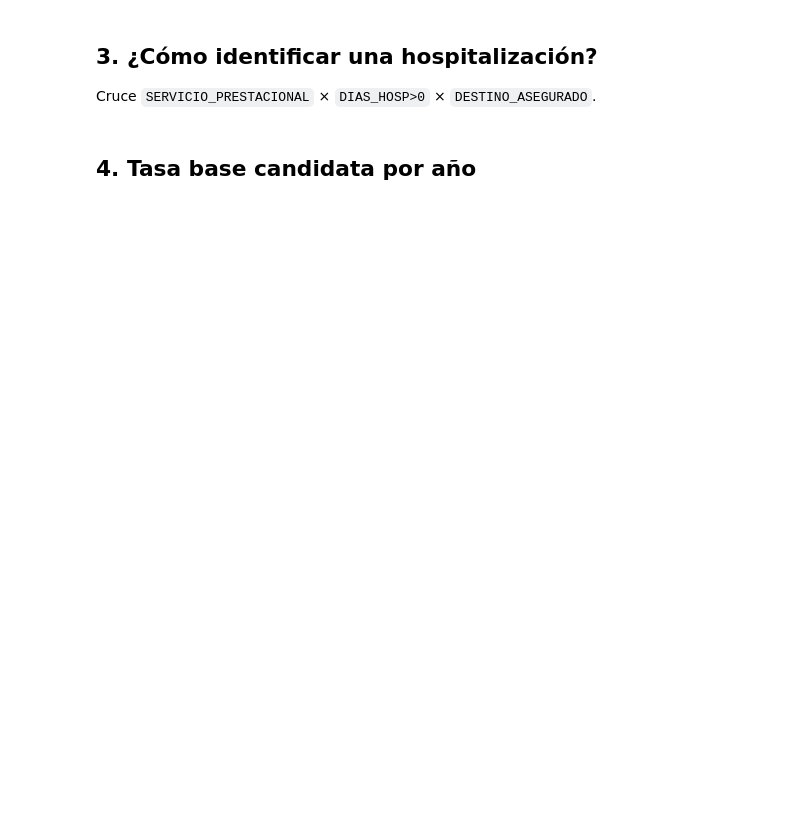
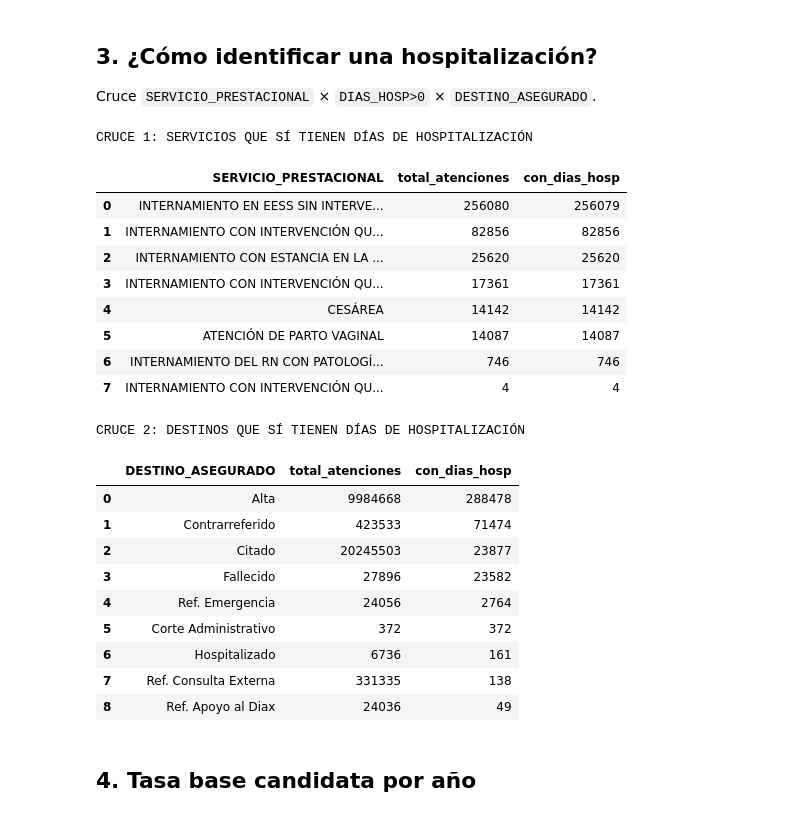
Before and after one commit to ramendez-fe/dm-hospitalizacion-sis, a Jupyter notebook: notebooks/00_verificaciones.ipynb, the cells around one changed output. Cells and saved outputs as stored; diff of their text form; code cells hidden in the pictures; blank space fills up the shorter version.

```diff
--- a/notebooks/00_verificaciones.ipynb
+++ b/notebooks/00_verificaciones.ipynb
@@ -36,2 +87,46 @@ Cruce `SERVICIO_PRESTACIONAL` × `DIAS_HOSP>0` × `DESTINO_ASEGURADO`.
+# %%
+print("CRUCE 1: SERVICIOS QUE SÍ TIENEN DÍAS DE HOSPITALIZACIÓN")
+display(q(f"""
+SELECT SERVICIO_PRESTACIONAL,
+       COUNT(*) AS total_atenciones,
+       COUNT(*) FILTER (WHERE TRY_CAST(DIAS_HOSP AS DOUBLE) > 0) AS con_dias_hosp
+FROM read_parquet('{P}')
+GROUP BY 1
+HAVING con_dias_hosp > 0
+ORDER BY 3 DESC
+"""))
+
+print("\nCRUCE 2: DESTINOS QUE SÍ TIENEN DÍAS DE HOSPITALIZACIÓN")
+display(q(f"""
+SELECT DESTINO_ASEGURADO,
+       COUNT(*) AS total_atenciones,
+       COUNT(*) FILTER (WHERE TRY_CAST(DIAS_HOSP AS DOUBLE) > 0) AS con_dias_hosp
+FROM read_parquet('{P}')
+GROUP BY 1
+HAVING con_dias_hosp > 0
+ORDER BY 3 DESC
+"""))
+# %% [output]
+CRUCE 1: SERVICIOS QUE SÍ TIENEN DÍAS DE HOSPITALIZACIÓN
+|  | SERVICIO_PRESTACIONAL | total_atenciones | con_dias_hosp |
+| 0 | INTERNAMIENTO EN EESS SIN INTERVE... | 256080 | 256079 |
+| 1 | INTERNAMIENTO CON INTERVENCIÓN QU... | 82856 | 82856 |
+| 2 | INTERNAMIENTO CON ESTANCIA EN LA ... | 25620 | 25620 |
+| 3 | INTERNAMIENTO CON INTERVENCIÓN QU... | 17361 | 17361 |
+| 4 | CESÁREA | 14142 | 14142 |
+| 5 | ATENCIÓN DE PARTO VAGINAL | 14087 | 14087 |
+| 6 | INTERNAMIENTO DEL RN CON PATOLOGÍ... | 746 | 746 |
+| 7 | INTERNAMIENTO CON INTERVENCIÓN QU... | 4 | 4 |
+CRUCE 2: DESTINOS QUE SÍ TIENEN DÍAS DE HOSPITALIZACIÓN
+|  | DESTINO_ASEGURADO | total_atenciones | con_dias_hosp |
+| 0 | Alta | 9984668 | 288478 |
+| 1 | Contrarreferido | 423533 | 71474 |
+| 2 | Citado | 20245503 | 23877 |
+| 3 | Fallecido | 27896 | 23582 |
+| 4 | Ref. Emergencia | 24056 | 2764 |
+| 5 | Corte Administrativo | 372 | 372 |
+| 6 | Hospitalizado | 6736 | 161 |
+| 7 | Ref. Consulta Externa | 331335 | 138 |
+| 8 | Ref. Apoyo al Diax | 24036 | 49 |
 # %% [markdown]
 ## 4. Tasa base candidata por año
```
Also changed, not shown: parts of 13 cells of this notebook.
